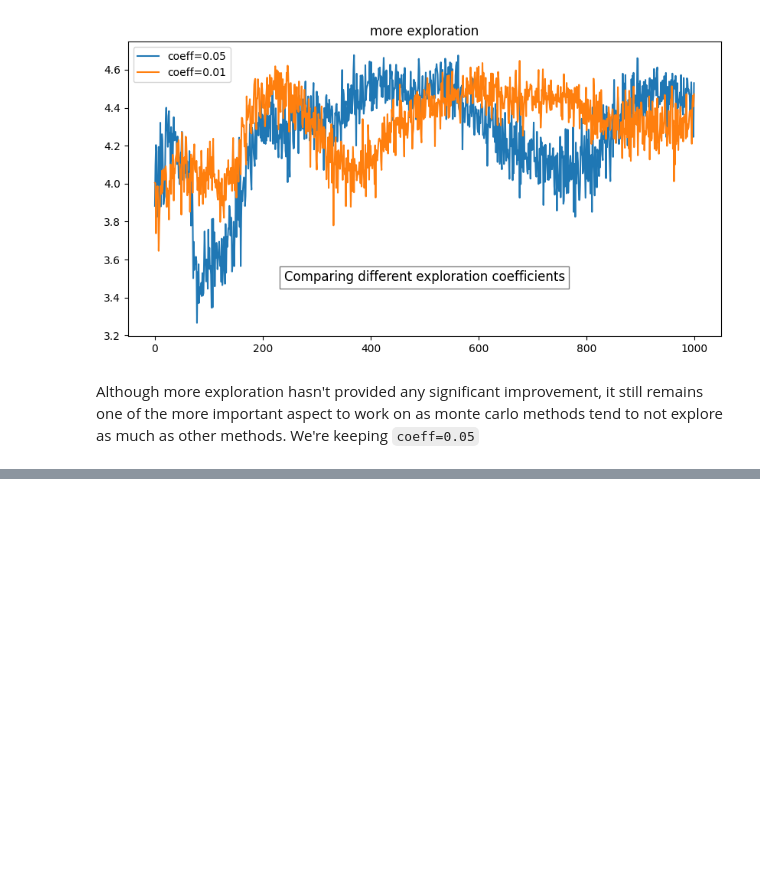
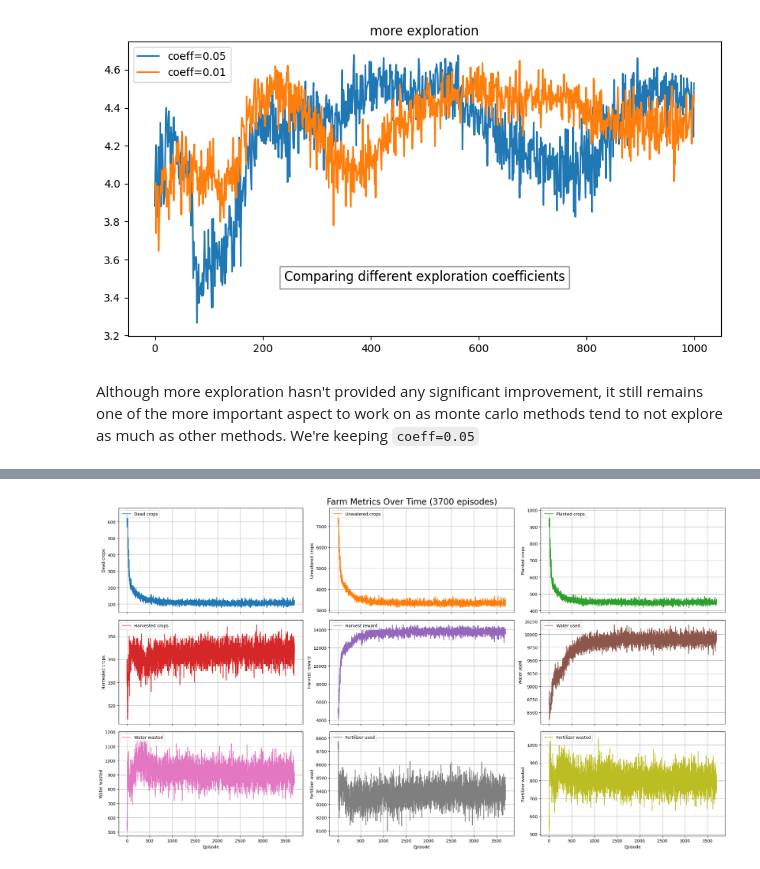
Before and after one commit to andreaborghesi00/harvest-n-thrive, a Jupyter notebook: scraps.ipynb, the cells around one changed output, grey strips where cells are left out. Saved outputs shown, nothing was run; the diff lists cells and outputs as text; code cells hidden in the pictures; blank space fills up the shorter version.

```diff
--- a/scraps.ipynb
+++ b/scraps.ipynb
@@ -24,0 +237,4 @@ We're keeping `coeff=0.05`
+# %%
+plot_infos('reinforce_icm_infos.npy', 3700)
+# %% [output]
+[figure, added]
```
Also changed, not shown: parts of 19 cells of this notebook, 3 other files.
